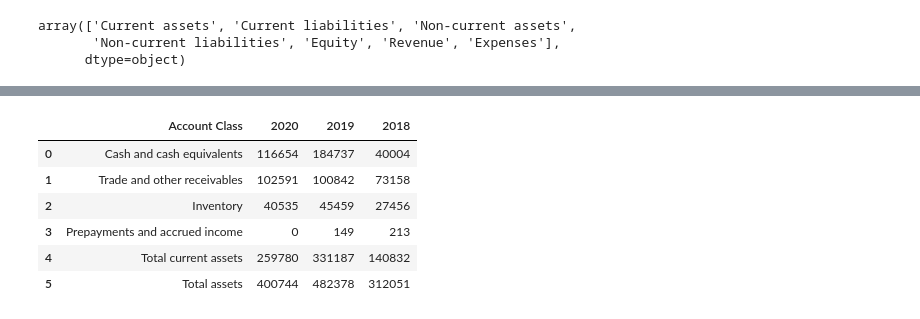
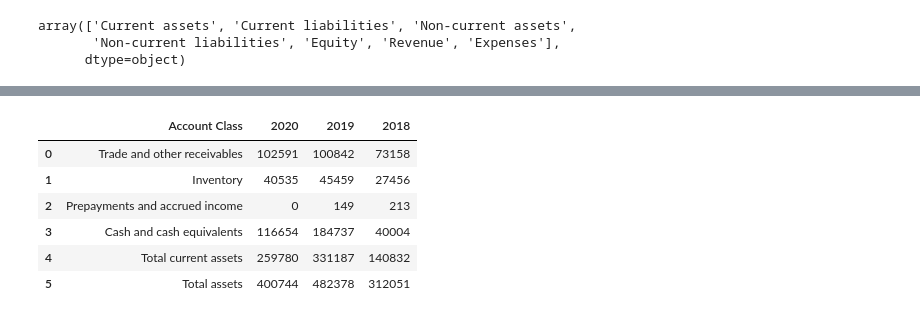
Before and after one commit to nkwachiabel/accounting_functions, a Jupyter notebook: Accounting functions/Accounting functions notebook.ipynb, the cells around one changed output, grey strips where cells are left out. Drawn from its saved outputs; the diff is of its cells as text; code cells hidden in the pictures.

```diff
--- a/Accounting functions/Accounting functions notebook.ipynb
+++ b/Accounting functions/Accounting functions notebook.ipynb
@@ -187,14 +203 @@ curr_asst
 | 4 | Total current assets | 259780 | 331187 | 140832 |
-# %%
-if curr_asset_order is not None:
-    if len(curr_asset_order) != len(curr_asst['Account Class']):
-        curr_asst
-        print("Error: curr_ass_pre list length does not match 'Account Class' column length")
-    else:
-        curr_asst['Account Class'] = pd.Categorical(curr_asst['Account Class'], categories=curr_asset_order, ordered=True)
-        curr_asst = curr_asst.sort_values('Account Class')
-else:
-    curr_asst
-    print("Error: curr_ass_pre is None")
-
-curr_asst
@@ -219,0 +204,26 @@ non_curr_asst
+# %%
+def get_non_current_assets(tb, ac_type, non_curr_assets, ac_code, ac_cls, num_conv, rounding, non_curr_asset_order=None):
+    if non_curr_assets is None:
+        non_current_assets = None
+
+    else:
+        non_current_assets = tb.copy()
+        non_current_assets = uty.acct_summary(non_current_assets, ac_type, non_curr_assets, ac_code, ac_cls,
+                             num_conv, rounding=rounding, positive=True, sum_row='Total non-current assets')
+
+        if non_curr_asset_order is not None:
+            if len(non_curr_asset_order) != len(non_current_assets[ac_cls]):
+                non_current_assets
+                print("Error: Non-Current Asset list length does not match the number of Non-Current assets")
+            else:
+                non_current_assets[ac_cls] = pd.Categorical(non_current_assets[ac_cls], categories=non_curr_asset_order, ordered=True)
+                non_current_assets = non_current_assets.sort_values(ac_cls, ignore_index=True)
+        else:
+            print("Error: Non-Current Asset ordering is not specified")
+            non_current_assets
+
+    return non_current_assets
+
+
+non_curr_asst = get_non_current_assets(trial_bal_test_3, ac_type, non_current_assets, ac_code, ac_cls, num_conv, rounding, non_current_asset_order)
+non_curr_asst
@@ -220,11 +237,11 @@ non_curr_asst
 # %%
-total_assets = uty.append_sum_row(non_curr_asst, curr_asst, 'Account Class', tot_name="Total assets")
+total_assets = uty.append_sum_row(non_curr_asst, curr_asst, ac_cls, tot_name="Total assets")
 total_assets
 # %% [output]
 |  | Account Class | 2020 | 2019 | 2018 |
-| 0 | Cash and cash equivalents | 116654 | 184737 | 40004 |
-| 1 | Trade and other receivables | 102591 | 100842 | 73158 |
-| 2 | Inventory | 40535 | 45459 | 27456 |
-| 3 | Prepayments and accrued income | 0 | 149 | 213 |
+| 0 | Trade and other receivables | 102591 | 100842 | 73158 |
+| 1 | Inventory | 40535 | 45459 | 27456 |
+| 2 | Prepayments and accrued income | 0 | 149 | 213 |
+| 3 | Cash and cash equivalents | 116654 | 184737 | 40004 |
 | 4 | Total current assets | 259780 | 331187 | 140832 |
 | 5 | Total assets | 400744 | 482378 | 312051 |
```
Also changed, not shown: parts of 24 cells of this notebook, 2 other files.
